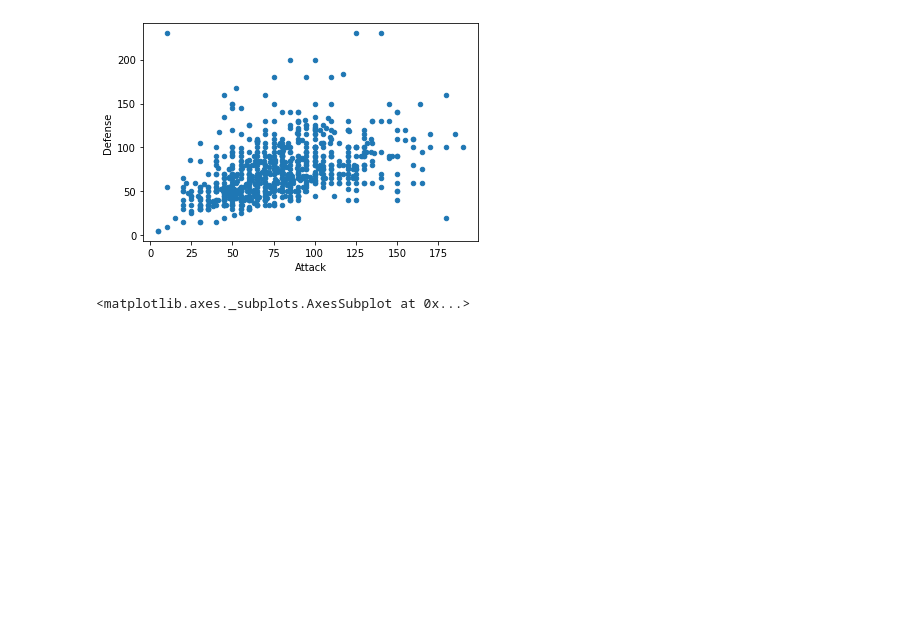
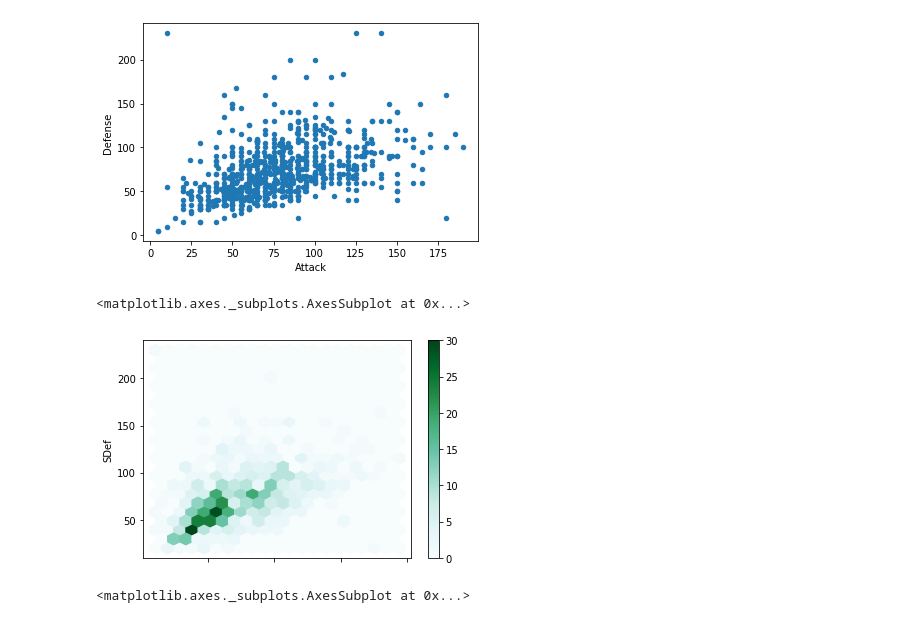
Before and after one commit to dhakust/binder, a Jupyter notebook: example.ipynb, the cells around one changed output. Saved outputs shown, nothing was run; the diff lists cells and outputs as text; code cells hidden in the pictures; blank space fills up the shorter version.

```diff
--- a/example.ipynb
+++ b/example.ipynb
@@ -104,6 +104,11 @@ df.plot.scatter(x = "Attack", y = "Defense")
 # %% [output]
 <matplotlib.axes._subplots.AxesSubplot at 0x...>
 [figure]
+# %%
+df.plot.hexbin(x = "SAtk", y = "SDef", gridsize = 20)
+# %% [output]
+<matplotlib.axes._subplots.AxesSubplot at 0x...>
+[figure, added]
 # %%
 df.query("Gen == 1").drop(["Number", "Gen", "Total"], axis = 1).plot.area()
 # %% [output]
```
Also changed, not shown: parts of 1 cell of this notebook.
